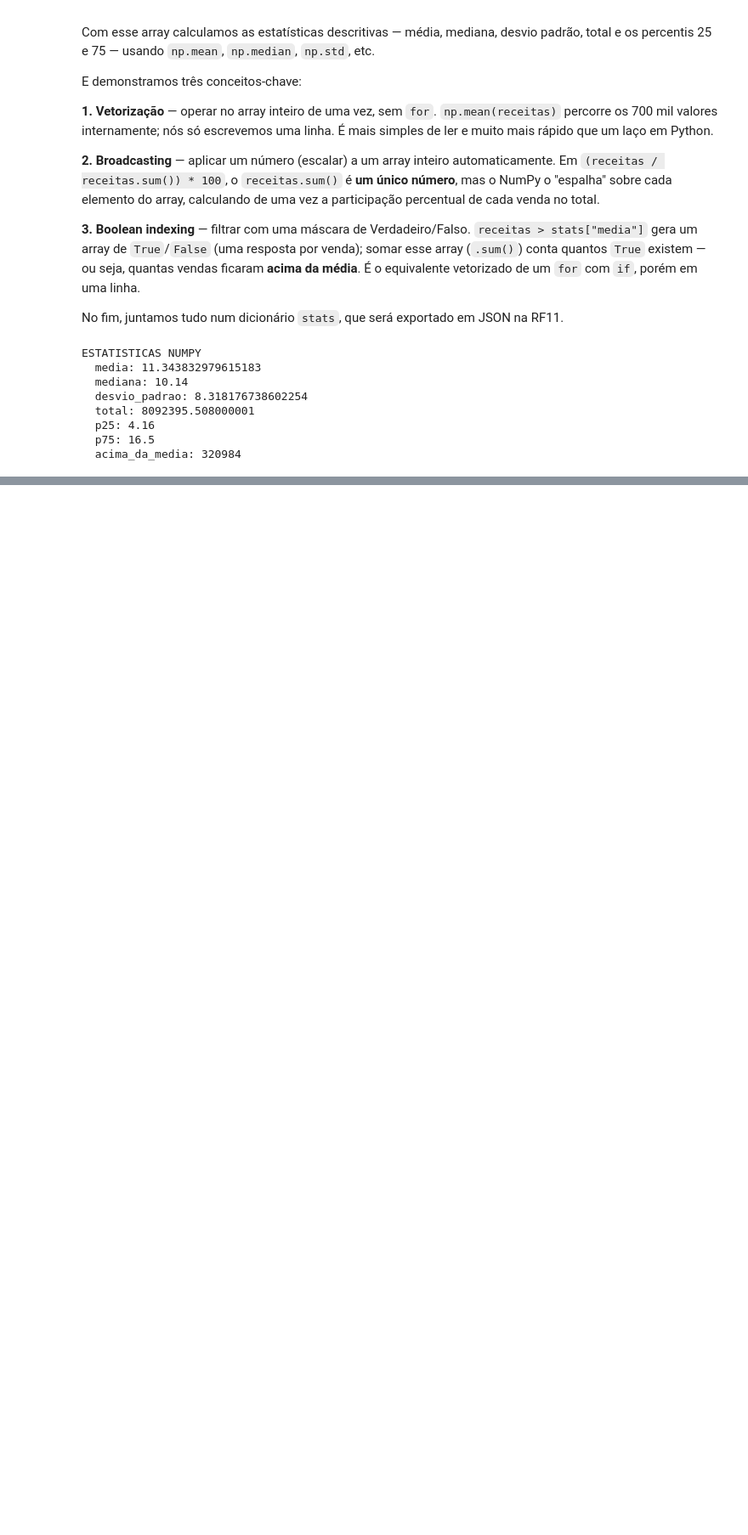
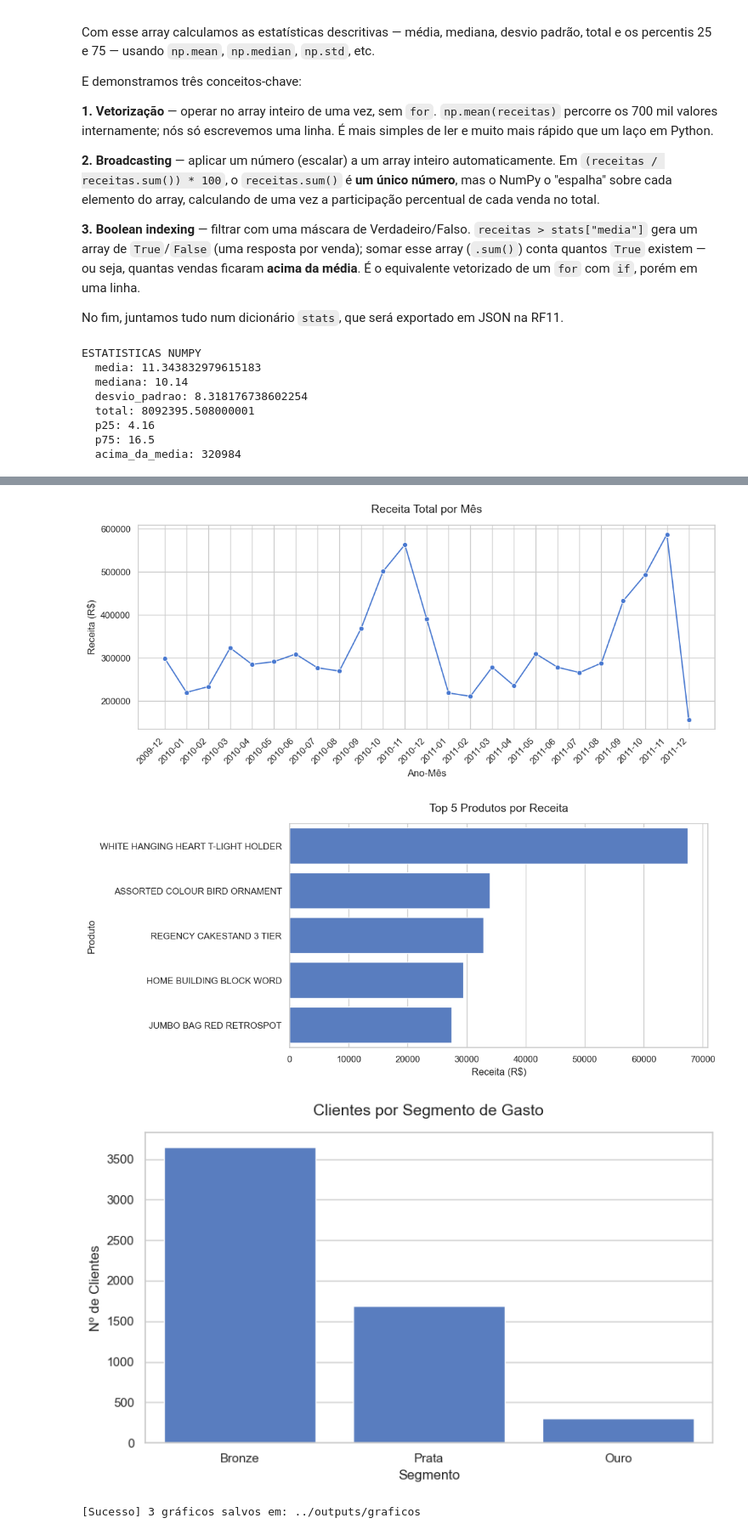
Before and after one commit to mauriciomau0/Demo_Simulado_v4, a Jupyter notebook: notebooks/retailview.ipynb, the cells around one changed output, grey strips where cells are left out. Shown at 85% size. Cells and saved outputs as stored; diff of their text form; code cells hidden in the pictures; blank space fills up the shorter version.

Commit message:
Graficos exportados

```diff
--- a/notebooks/retailview.ipynb
+++ b/notebooks/retailview.ipynb
@@ -469,0 +487,72 @@ ESTATISTICAS NUMPY
+# %%
+import os
+import matplotlib.pyplot as plt
+import seaborn as sns
+
+def gerar_visualizacoes(df, metricas, clientes, output_dir="../outputs/graficos"):
+    # Configuração global de estilo para o desenvolvimento dos layouts
+    sns.set_theme(style="whitegrid", palette="muted")
+
+    # Garante que a pasta de destino exista antes de salvar
+    os.makedirs(output_dir, exist_ok=True)
+
+    # -------------------------------------------------------------------------
+    # 1. Gráfico de Linha: Receita Total por Mês
+    # -------------------------------------------------------------------------
+    fig, ax = plt.subplots(figsize=(11, 5))
+    pm = metricas["por_mes"]
+
+    sns.lineplot(data=pm, x="ano_mes", y="receita_total", marker="o", ax=ax)
+
+    ax.set_title("Receita Total por Mês", fontsize=14, pad=15)
+    ax.set_xlabel("Ano-Mês")
+    ax.set_ylabel("Receita (R$)")
+
+    plt.xticks(rotation=45, ha="right")
+    fig.tight_layout()
+    fig.savefig(f"{output_dir}/receita_por_mes.png", dpi=120)
+    plt.show()
+    plt.close(fig)
+
+    # -------------------------------------------------------------------------
+    # 2. Gráfico de Barras: Top 5 Produtos por Receita
+    # -------------------------------------------------------------------------
+    fig, ax = plt.subplots(figsize=(11, 5))
+
+    sns.barplot(data=metricas["top_produtos"], x="receita_total", y="Description", ax=ax)
+
+    ax.set_title("Top 5 Produtos por Receita", fontsize=14, pad=15)
+    ax.set_xlabel("Receita (R$)")
+    ax.set_ylabel("Produto")
+
+    fig.tight_layout()
+    fig.savefig(f"{output_dir}/top_produtos.png", dpi=120)
+    plt.show()
+    plt.close(fig)
+
+    # -------------------------------------------------------------------------
+    # 3. Gráfico de Barras: Clientes por Segmento de Gasto
+    # -------------------------------------------------------------------------
+    fig, ax = plt.subplots(figsize=(8, 5))
+    seg = clientes["segmento"].value_counts().reindex(["Bronze", "Prata", "Ouro"])
+
+    sns.barplot(x=seg.index, y=seg.values, ax=ax)
+
+    ax.set_title("Clientes por Segmento de Gasto", fontsize=14, pad=15)
+    ax.set_xlabel("Segmento")
+    ax.set_ylabel("Nº de Clientes")
+
+    fig.tight_layout()
+    fig.savefig(f"{output_dir}/segmentos_clientes.png", dpi=120)
+    plt.show()
+    plt.close(fig)
+
+    print(f"[Sucesso] 3 gráficos salvos em: {output_dir}")
+
+# Chamada da função
+gerar_visualizacoes(df, metricas, clientes)
+# %% [output]
+[figure, added]
+[figure, added]
+[figure, added]
+[Sucesso] 3 gráficos salvos em: ../outputs/graficos
```
Also changed, not shown: parts of 1 cell of this notebook, 3 other files.
